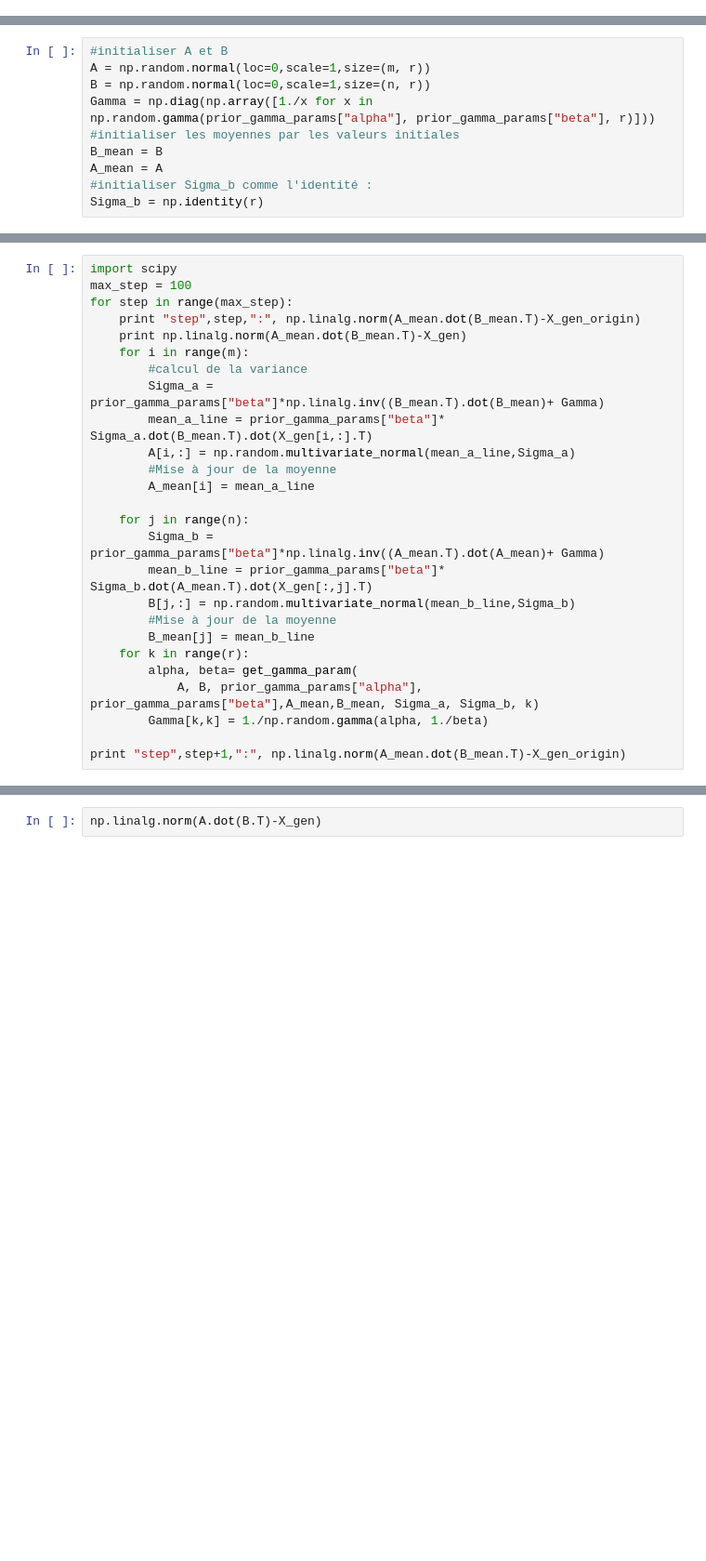
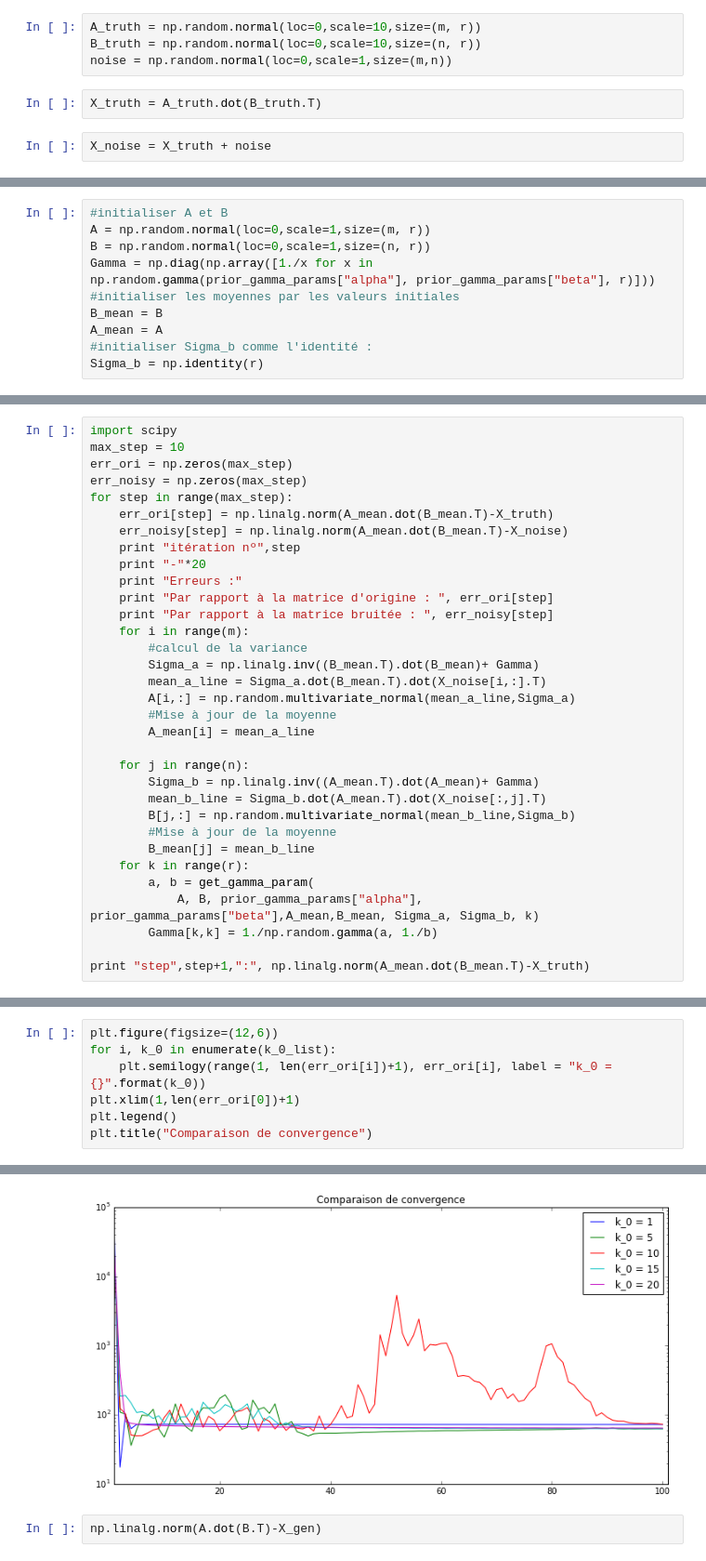
Before and after one commit to sofcalca/aggregation, a Jupyter notebook: Agregation_bap.ipynb, the cells around one changed output, grey strips where cells are left out. Shown at 93% size. Drawn from its saved outputs; the diff is of its cells as text; blank space fills up the shorter version.

```diff
--- a/Agregation_bap.ipynb
+++ b/Agregation_bap.ipynb
@@ -15,0 +11,8 @@ X_gen = X_gen_origin + np.random.normal(loc=0,scale=0.01,size=(m,n))
+# %%
+A_truth = np.random.normal(loc=0,scale=10,size=(m, r))
+B_truth = np.random.normal(loc=0,scale=10,size=(n, r))
+noise = np.random.normal(loc=0,scale=1,size=(m,n))
+# %%
+X_truth = A_truth.dot(B_truth.T)
+# %%
+X_noise = X_truth + noise
@@ -35,27 +54,34 @@ Sigma_b = np.identity(r)
 # %%
 import scipy
-max_step = 100
+max_step = 10
+err_ori = np.zeros(max_step)
+err_noisy = np.zeros(max_step)
 for step in range(max_step):
-    print "step",step,":", np.linalg.norm(A_mean.dot(B_mean.T)-X_gen_origin)
-    print np.linalg.norm(A_mean.dot(B_mean.T)-X_gen)
+    err_ori[step] = np.linalg.norm(A_mean.dot(B_mean.T)-X_truth)
+    err_noisy[step] = np.linalg.norm(A_mean.dot(B_mean.T)-X_noise)
+    print "itération nº",step
+    print "-"*20
+    print "Erreurs :"
+    print "Par rapport à la matrice d'origine : ", err_ori[step]
+    print "Par rapport à la matrice bruitée : ", err_noisy[step]
     for i in range(m):
         #calcul de la variance
-        Sigma_a = prior_gamma_params["beta"]*np.linalg.inv((B_mean.T).dot(B_mean)+ Gamma)
-        mean_a_line = prior_gamma_params["beta"]* Sigma_a.dot(B_mean.T).dot(X_gen[i,:].T)
+        Sigma_a = np.linalg.inv((B_mean.T).dot(B_mean)+ Gamma)
+        mean_a_line = Sigma_a.dot(B_mean.T).dot(X_noise[i,:].T)
         A[i,:] = np.random.multivariate_normal(mean_a_line,Sigma_a)
         #Mise à jour de la moyenne
         A_mean[i] = mean_a_line
 
     for j in range(n):
-        Sigma_b = prior_gamma_params["beta"]*np.linalg.inv((A_mean.T).dot(A_mean)+ Gamma)
-        mean_b_line = prior_gamma_params["beta"]* Sigma_b.dot(A_mean.T).dot(X_gen[:,j].T)
+        Sigma_b = np.linalg.inv((A_mean.T).dot(A_mean)+ Gamma)
+        mean_b_line = Sigma_b.dot(A_mean.T).dot(X_noise[:,j].T)
         B[j,:] = np.random.multivariate_normal(mean_b_line,Sigma_b)
         #Mise à jour de la moyenne
         B_mean[j] = mean_b_line
     for k in range(r):
-        alpha, beta= get_gamma_param(
+        a, b = get_gamma_param(
             A, B, prior_gamma_params["alpha"], prior_gamma_params["beta"],A_mean,B_mean, Sigma_a, Sigma_b, k)
-        Gamma[k,k] = 1./np.random.gamma(alpha, 1./beta)
+        Gamma[k,k] = 1./np.random.gamma(a, 1./b)
 
-print "step",step+1,":", np.linalg.norm(A_mean.dot(B_mean.T)-X_gen_origin)
+print "step",step+1,":", np.linalg.norm(A_mean.dot(B_mean.T)-X_truth)
 # %% [output]
@@ -78,0 +174,8 @@ step 100 : 4.94149796505
+# %%
+plt.figure(figsize=(12,6))
+for i, k_0 in enumerate(k_0_list):
+    plt.semilogy(range(1, len(err_ori[i])+1), err_ori[i], label = "k_0 = {}".format(k_0))
+plt.xlim(1,len(err_ori[0])+1)
+plt.legend()
+plt.title("Comparaison de convergence")
+# %% [output]
@@ -79,3 +183,4 @@ step 100 : 4.94149796505
+[figure, added]
 # %%
 np.linalg.norm(A.dot(B.T)-X_gen)
 # %%
```
Also changed, not shown: parts of 11 cells of this notebook, 1 other file.
